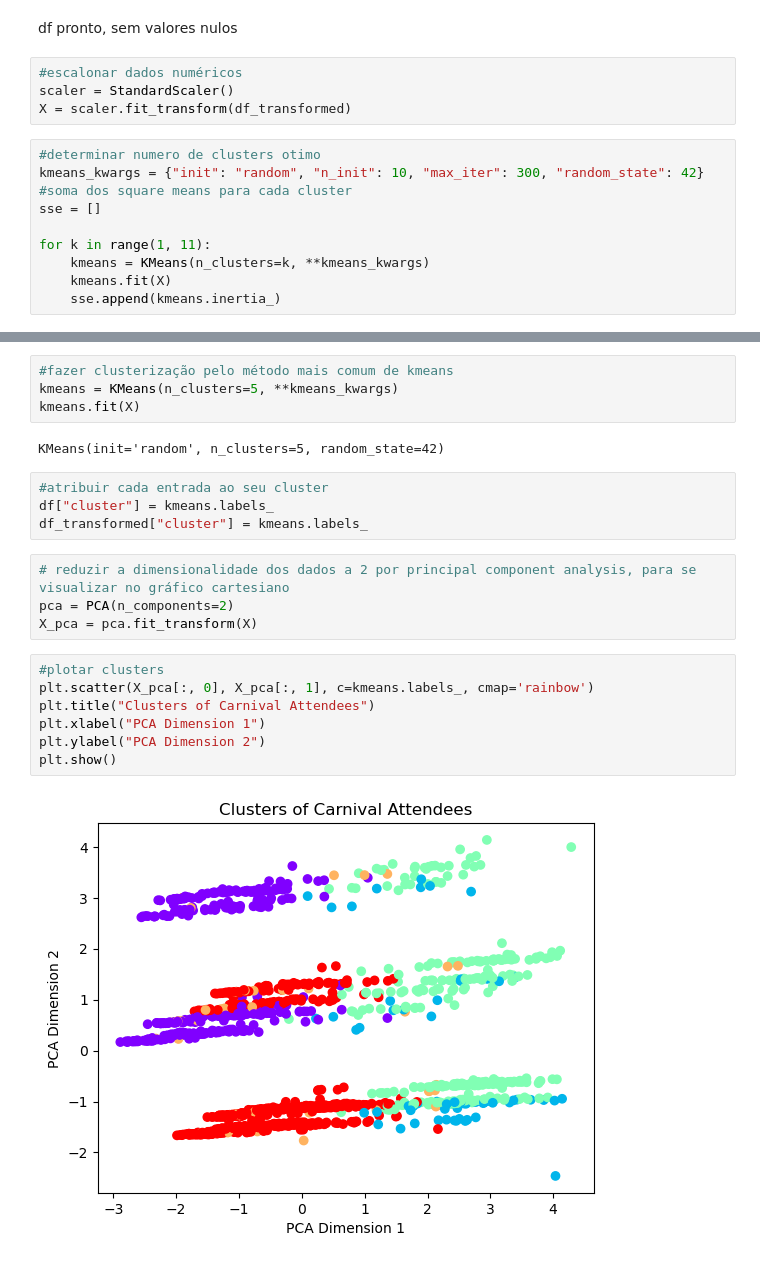
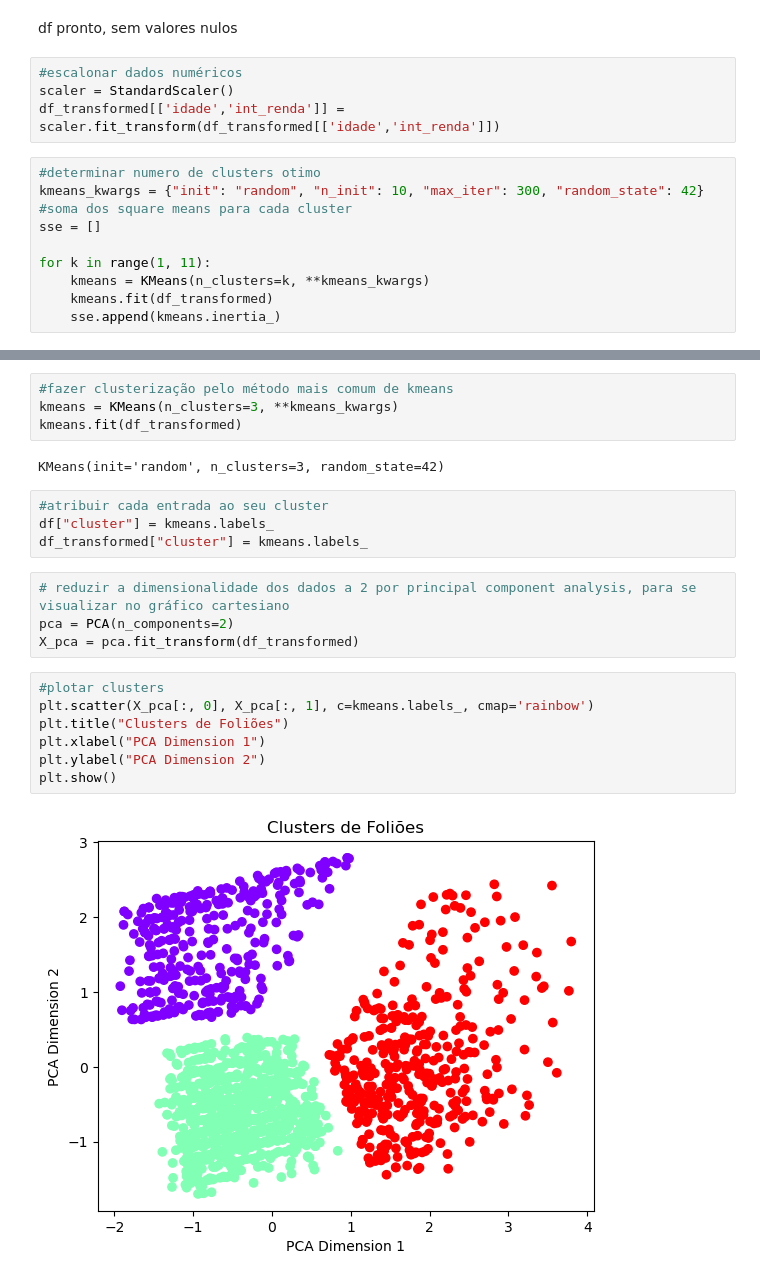
Before and after one commit to Aguiar-Gabriel/Carnaval-Pudding, a Jupyter notebook: clustering.ipynb, the cells around one changed output, grey strips where cells are left out. Saved outputs shown, nothing was run; the diff lists cells and outputs as text.

Commit message:
Clustering revisto.de 5 para 3 clusters, mais bem agrupados. Entendimento dos fatores que levaram a clusterização por ML. Relatório resumo do que caracteriza cada um no final.

```diff
--- a/clustering.ipynb
+++ b/clustering.ipynb
@@ -155,7 +170,7 @@ df pronto, sem valores nulos
 # %%
 #escalonar dados numéricos
 scaler = StandardScaler()
-X = scaler.fit_transform(df_transformed)
+df_transformed[['idade','int_renda']] = scaler.fit_transform(df_transformed[['idade','int_renda']])
 # %%
 #determinar numero de clusters otimo
 kmeans_kwargs = {"init": "random", "n_init": 10, "max_iter": 300, "random_state": 42}
@@ -164,7 +179,7 @@ sse = []
 
 for k in range(1, 11):
     kmeans = KMeans(n_clusters=k, **kmeans_kwargs)
-    kmeans.fit(X)
+    kmeans.fit(df_transformed)
     sse.append(kmeans.inertia_)
 # %%
 #vizualizar SSE para cada numero de clusters
@@ -182,9 +197,9 @@ Vamos de 5 grupos que traz um equilibrio entre o SSE e o número de grupos.
 # %%
 #fazer clusterização pelo método mais comum de kmeans
-kmeans = KMeans(n_clusters=5, **kmeans_kwargs)
-kmeans.fit(X)
+kmeans = KMeans(n_clusters=3, **kmeans_kwargs)
+kmeans.fit(df_transformed)
 # %% [output]
-KMeans(init='random', n_clusters=5, random_state=42)
+KMeans(init='random', n_clusters=3, random_state=42)
 # %%
 #atribuir cada entrada ao seu cluster
 df["cluster"] = kmeans.labels_
@@ -192,13 +207,13 @@ df_transformed["cluster"] = kmeans.labels_
 # %%
 # reduzir a dimensionalidade dos dados a 2 por principal component analysis, para se visualizar no gráfico cartesiano
 pca = PCA(n_components=2)
-X_pca = pca.fit_transform(X)
+X_pca = pca.fit_transform(df_transformed)
 # %%
 #plotar clusters
 plt.scatter(X_pca[:, 0], X_pca[:, 1], c=kmeans.labels_, cmap='rainbow')
-plt.title("Clusters of Carnival Attendees")
+plt.title("Clusters de Foliões")
 plt.xlabel("PCA Dimension 1")
 plt.ylabel("PCA Dimension 2")
 plt.show()
 # %% [output]
-[figure, old version]
+[figure, new version]
```
Also changed, not shown: parts of 29 cells of this notebook.
